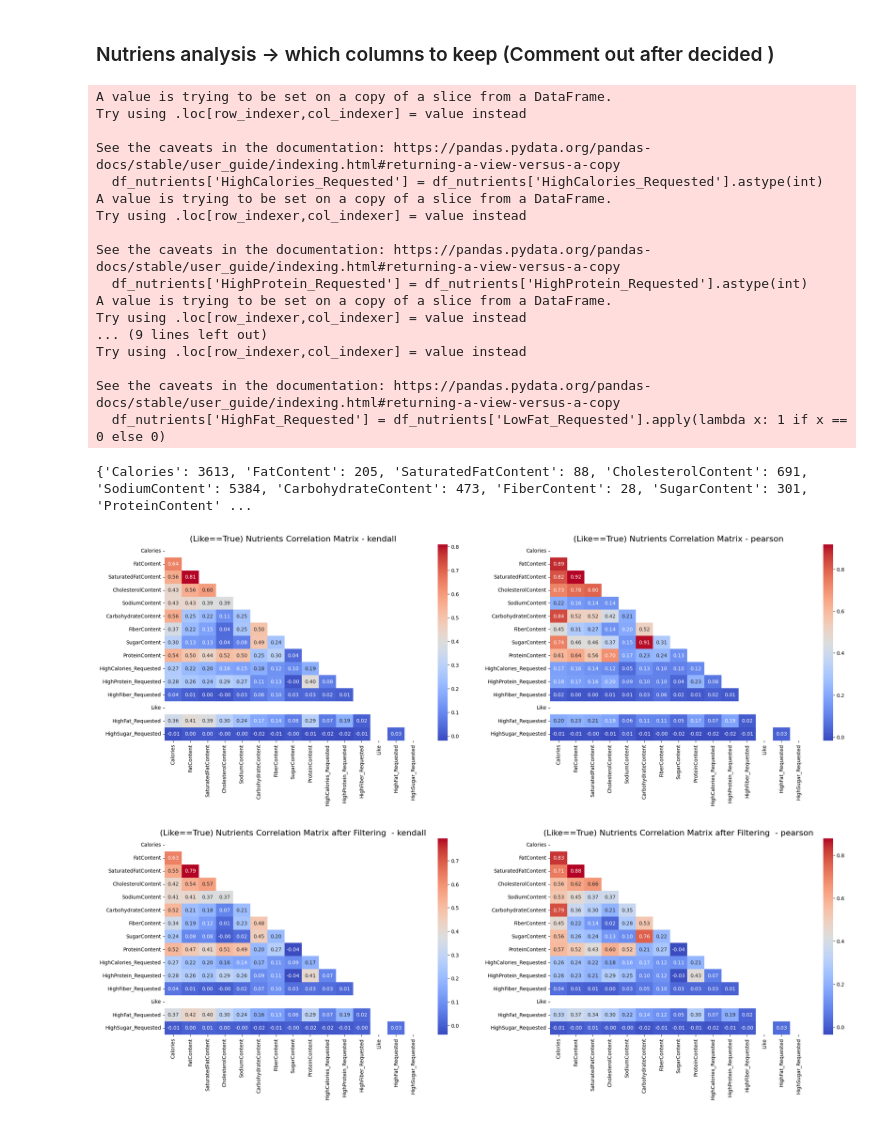
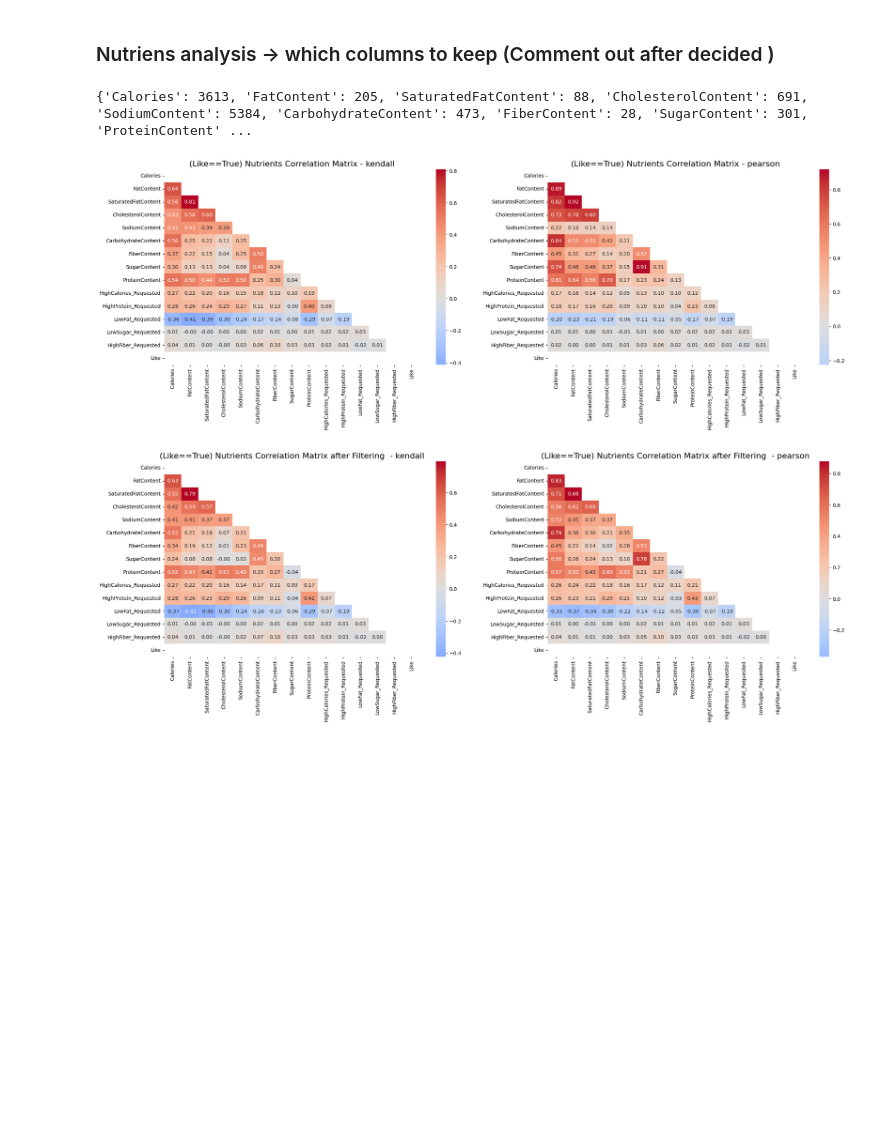
Before and after one commit to MasterWJK/Recepy_Cup_23-24, a Jupyter notebook: training/main_copy_bach_ngoc.ipynb, the cells around one changed output. Cells and saved outputs as stored; diff of their text form; code cells hidden in the pictures; blank space fills up the shorter version.

Commit message:
TODO: choose important columns for training

```diff
--- a/training/main_copy_bach_ngoc.ipynb
+++ b/training/main_copy_bach_ngoc.ipynb
@@ -320,0 +312,17 @@ merged_df = merged_df.drop(columns=['TotalTime_Requested', 'TotalTime_Recipe'])
+# %%
+# https://ishanjainoffical.medium.com/choosing-the-right-correlation-pearson-vs-spearman-vs-kendalls-tau-02dc7d7dd01d
+def plot_corr(df, title):
+    if 'Like' in df:
+        df = df[df['Like'] == 1]
+    fig, (ax1, ax2) = plt.subplots(ncols=2, figsize=(25, 7))
+    nutrients_corr = df.corr(method='kendall')
+    mask = np.triu(np.ones_like(nutrients_corr, dtype=bool))
+    cmap = sns.color_palette("coolwarm", as_cmap=True)
+    sns.heatmap(nutrients_corr, mask=mask, cmap=cmap, annot=True, fmt=".2f", ax=ax1, center=0)
+    ax1.set_title(title + ' - kendall', fontsize=16)
+    nutrients_corr = df.corr(method='pearson')
+    mask = np.triu(np.ones_like(nutrients_corr, dtype=bool))
+    cmap = sns.color_palette("coolwarm", as_cmap=True)
+    sns.heatmap(nutrients_corr, mask=mask, cmap=cmap, annot=True, fmt=".2f", ax=ax2, center=0)
+    ax2.set_title(title + ' - pearson', fontsize=16)
+    plt.show()
@@ -321,29 +346,13 @@ merged_df = merged_df.drop(columns=['TotalTime_Requested', 'TotalTime_Recipe'])
 # %% [markdown]
 ### Nutriens analysis -> which columns to keep (Comment out after decided )
 # %%
-# correlation
-
-# plot correlation between 'Like' and all the Nutrients Info
 df_nutrients = merged_df[['Calories', 'FatContent', 'SaturatedFatContent', 'CholesterolContent', 'SodiumContent', 'CarbohydrateContent', 'FiberContent', 'SugarContent', 'ProteinContent',
                           'HighCalories_Requested', 'HighProtein_Requested', 'LowFat_Requested', 'LowSugar_Requested', 'HighFiber_Requested', 'Like']]
-
-# for boolean columns, convert the numerical: True -> 1, False -> 0
-df_nutrients['HighCalories_Requested'] = df_nutrients['HighCalories_Requested'].astype(int)
-df_nutrients['HighProtein_Requested'] = df_nutrients['HighProtein_Requested'].astype(int)
-df_nutrients['HighFiber_Requested'] = df_nutrients['HighFiber_Requested'].astype(int)
-df_nutrients['Like'] = df_nutrients['Like'].astype(int)
-
-# turn LowFat_Requested to HighFat_Requested, LowSugar_Requested to HighSugar_Requested
-df_nutrients['HighFat_Requested'] = df_nutrients['LowFat_Requested'].apply(lambda x: 1 if x == 0 else 0)
-df_nutrients = df_nutrients.drop(columns=['LowFat_Requested'])
-df_nutrients['HighSugar_Requested'] = df_nutrients['LowSugar_Requested'].apply(lambda x: 1 if x == 0 else 0)
-df_nutrients = df_nutrients.drop(columns=['LowSugar_Requested'])
-
 
 # for each nutrien column, find threshold where precent of datapoints above this threashold is 1%
 threshold_map = {}
 for col in df_nutrients.columns:
-    if col in ['HighCalories_Requested', 'HighProtein_Requested', 'HighFat_Requested', 'HighSugar_Requested', 'HighFiber_Requested', 'Like']:
+    if col in ['HighCalories_Requested', 'HighProtein_Requested', 'LowFat_Requested', 'LowSugar_Requested', 'HighFiber_Requested', 'Like']:
         continue
     for i in range(10000):
         threshold = i
@@ -352,67 +361,34 @@ for col in df_nutrients.columns:
             threshold_map[col] = threshold
             break
 print(threshold_map)
 # remove outliers and plot hist for each nutrient column above
 """
 for col in df_nutrients.columns:
     if col in ['HighCalories_Requested', 'HighProtein_Requested', 'HighFat_Requested', 'HighSugar_Requested', 'HighFiber_Requested', 'Like']:
         continue
     df_temp = df_nutrients[df_nutrients[col] < threshold_map[col]]
     plt.figure(figsize=(20, 2))
     plt.hist(df_temp[col], bins=200)
     plt.xlabel(col)
     plt.ylabel('Frequency')
     plt.title(col + ' Distribution under 1% threshold of value=' + str(threshold_map[col]))
     plt.show()
 """
 
-#df_nutrients_after_threshold = df_nutrients with all threshold filtered
+#df_nutrients_after_threshold := df_nutrients with all threshold filtered
 df_nutrients_after_threshold = df_nutrients[df_nutrients['Calories'] < threshold_map['Calories']]
 df_nutrients_after_threshold = df_nutrients_after_threshold[df_nutrients_after_threshold['FatContent'] < threshold_map['FatContent']]
 df_nutrients_after_threshold = df_nutrients_after_threshold[df_nutrients_after_threshold['SaturatedFatContent'] < threshold_map['SaturatedFatContent']]
 df_nutrients_after_threshold = df_nutrients_after_threshold[df_nutrients_after_threshold['CholesterolContent'] < threshold_map['CholesterolContent']]
 df_nutrients_after_threshold = df_nutrients_after_threshold[df_nutrients_after_threshold['SodiumContent'] < threshold_map['SodiumContent']]
 df_nutrients_after_threshold = df_nutrients_after_threshold[df_nutrients_after_threshold['CarbohydrateContent'] < threshold_map['CarbohydrateContent']]
 df_nutrients_after_threshold = df_nutrients_after_threshold[df_nutrients_after_threshold['FiberContent'] < threshold_map['FiberContent']]
 df_nutrients_after_threshold = df_nutrients_after_threshold[df_nutrients_after_threshold['SugarContent'] < threshold_map['SugarContent']]
 df_nutrients_after_threshold = df_nutrients_after_threshold[df_nutrients_after_threshold['ProteinContent'] < threshold_map['ProteinContent']]
 
-# https://ishanjainoffical.medium.com/choosing-the-right-correlation-pearson-vs-spearman-vs-kendalls-tau-02dc7d7dd01d
-def plot_corr(df, title):
-    df = df[df['Like'] == 1]
-    fig, (ax1, ax2) = plt.subplots(ncols=2, figsize=(25, 7))
-    nutrients_corr = df.corr(method='kendall')
-    mask = np.triu(np.ones_like(nutrients_corr, dtype=bool))
-    cmap = sns.color_palette("coolwarm", as_cmap=True)
-    sns.heatmap(nutrients_corr, mask=mask, cmap=cmap, annot=True, fmt=".2f", ax=ax1)
-    ax1.set_title(title + ' - kendall', fontsize=16)
-    nutrients_corr = df.corr(method='pearson')
-    mask = np.triu(np.ones_like(nutrients_corr, dtype=bool))
-    cmap = sns.color_palette("coolwarm", as_cmap=True)
-    sns.heatmap(nutrients_corr, mask=mask, cmap=cmap, annot=True, fmt=".2f", ax=ax2)
-    ax2.set_title(title + ' - pearson', fontsize=16)
-    plt.show()
-
 plot_corr(df_nutrients, "(Like==True) Nutrients Correlation Matrix")
 plot_corr(df_nutrients_after_threshold, "(Like==True) Nutrients Correlation Matrix after Filtering ")
 # %% [output]
-A value is trying to be set on a copy of a slice from a DataFrame.
-Try using .loc[row_indexer,col_indexer] = value instead
-
-See the caveats in the documentation: https://pandas.pydata.org/pandas-docs/stable/user_guide/indexing.html#returning-a-view-versus-a-copy
-  df_nutrients['HighCalories_Requested'] = df_nutrients['HighCalories_Requested'].astype(int)
-A value is trying to be set on a copy of a slice from a DataFrame.
-Try using .loc[row_indexer,col_indexer] = value instead
-
-See the caveats in the documentation: https://pandas.pydata.org/pandas-docs/stable/user_guide/indexing.html#returning-a-view-versus-a-copy
-  df_nutrients['HighProtein_Requested'] = df_nutrients['HighProtein_Requested'].astype(int)
-A value is trying to be set on a copy of a slice from a DataFrame.
-Try using .loc[row_indexer,col_indexer] = value instead
-... (9 lines left out)
-Try using .loc[row_indexer,col_indexer] = value instead
-
-See the caveats in the documentation: https://pandas.pydata.org/pandas-docs/stable/user_guide/indexing.html#returning-a-view-versus-a-copy
-  df_nutrients['HighFat_Requested'] = df_nutrients['LowFat_Requested'].apply(lambda x: 1 if x == 0 else 0)
+{'Calories': 3613, 'FatContent': 205, 'SaturatedFatContent': 88, 'CholesterolContent': 691, 'SodiumContent': 5384, 'CarbohydrateContent': 473, 'FiberContent': 28, 'SugarContent': 301, 'ProteinContent' ...
-{'Calories': 3613, 'FatContent': 205, 'SaturatedFatContent': 88, 'CholesterolContent': 691, 'SodiumContent': 5384, 'CarbohydrateContent': 473, 'FiberContent': 28, 'SugarContent': 301, 'ProteinContent' ...
-[figure, old version]
+[figure, new version]
-[figure, old version]
+[figure, new version]
```
Also changed, not shown: parts of 6 cells of this notebook.
